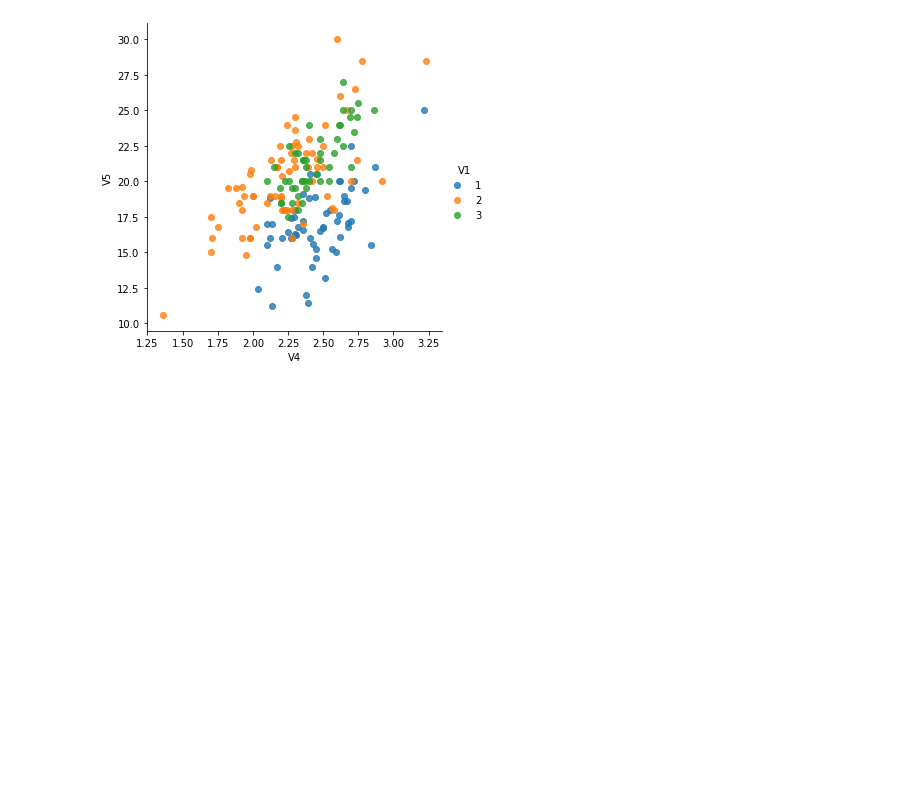
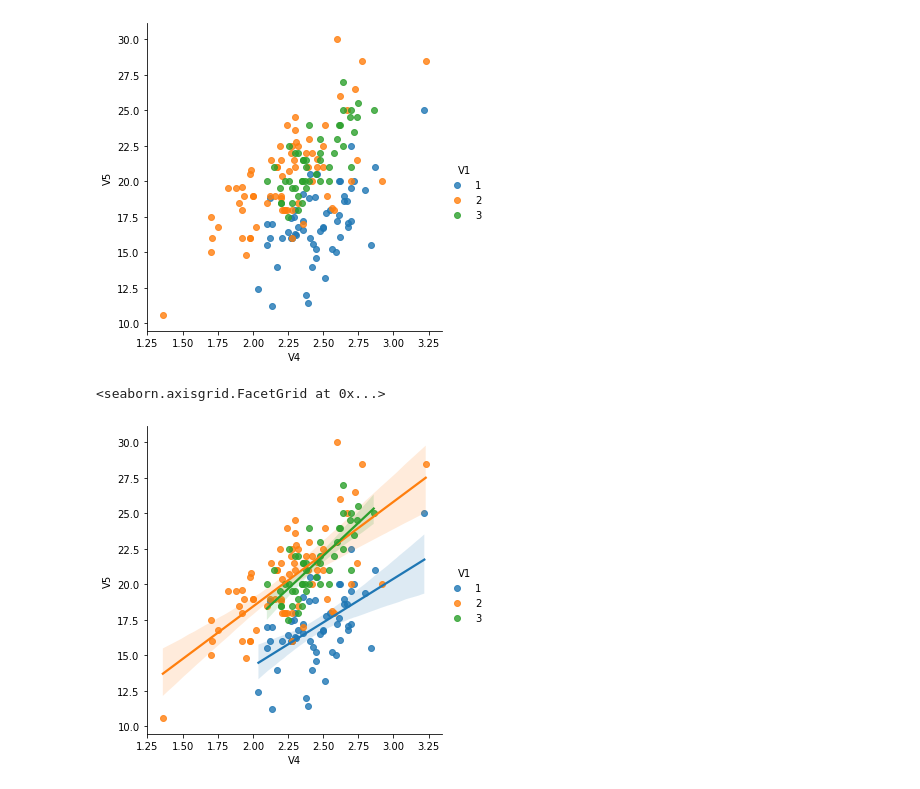
Before and after one commit to decipher07/Multivariate-Analysis-on-Wine-Dataset, a Jupyter notebook: Multivariate Analysis on Wine Dataset.ipynb, the cells around one changed output. Drawn from its saved outputs; the diff is of its cells as text; code cells hidden in the pictures; blank space fills up the shorter version.

Commit message:
Checking Plot of different Variables dependent on each other

```diff
--- a/Multivariate Analysis on Wine Dataset.ipynb
+++ b/Multivariate Analysis on Wine Dataset.ipynb
@@ -124,3 +124,8 @@ sns.lmplot("V4", "V5", data, hue="V1", fit_reg=False)
 # %% [output]
 <seaborn.axisgrid.FacetGrid at 0x...>
 [figure]
+# %%
+sns.lmplot("V4", "V5", data, hue="V1", fit_reg=True)
+# %% [output]
+<seaborn.axisgrid.FacetGrid at 0x...>
+[figure, added]
```
Also changed, not shown: parts of 1 cell of this notebook.
